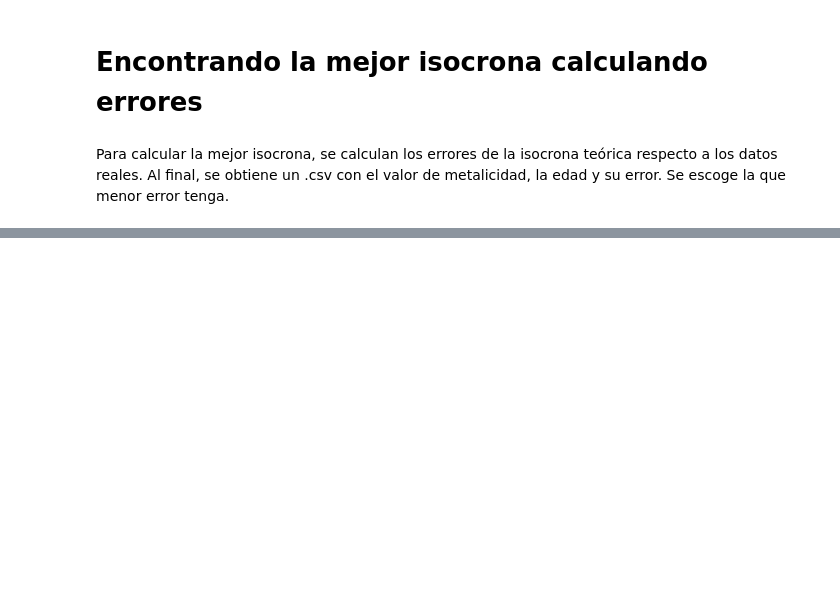
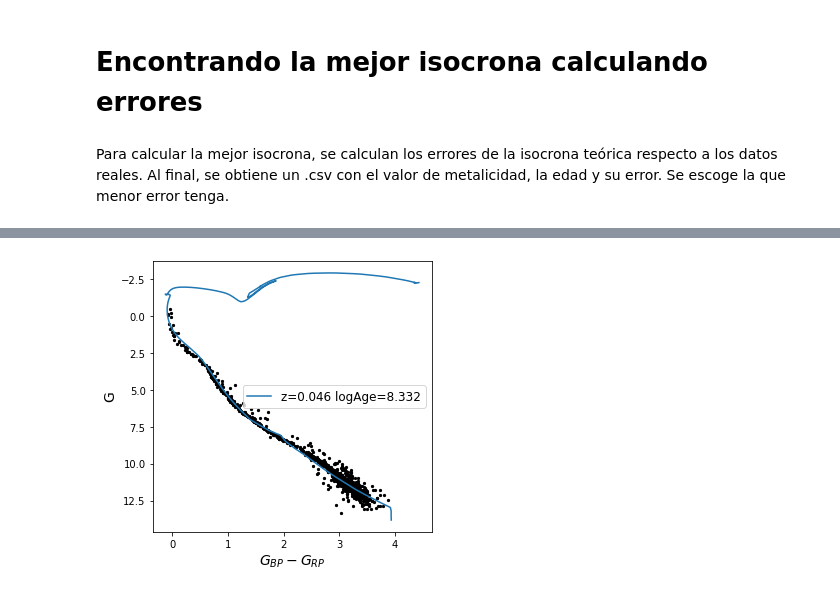
Before and after one commit to stevenalfonso/Isochrones, a Jupyter notebook: FitIsochrones.ipynb, the cells around one changed output, grey strips where cells are left out. Saved outputs shown, nothing was run; the diff lists cells and outputs as text; code cells hidden in the pictures; blank space fills up the shorter version.

```diff
--- a/FitIsochrones.ipynb
+++ b/FitIsochrones.ipynb
@@ -103,0 +156,9 @@ print(data_result.sort_values(by='min_difference').head(30))
+# %%
+data = {'z_rate':save_z_rate,'log_age':save_log_age,'min_difference':differ}
+
+data_f = pd.DataFrame(data)
+data_f.to_csv('./isoc/results_pleiades_pm.csv')
+
+data_f = pd.read_csv('./isoc/results_pleiades_pm.csv')
+#data_result = data_dbscan[data_dbscan['error']>0.0]
+print(data_f.sort_values(by='min_difference').head(10))
@@ -104,3 +177,3 @@ print(data_result.sort_values(by='min_difference').head(30))
 # %%
-test_isoc = np.array(data_result.sort_values(by='min_difference'))
+test_isoc = np.array(data_f.sort_values(by='min_difference'))
 test_isoc
@@ -107,17 +188,21 @@ test_isoc
 # %%
-isochrones = pd.read_csv('./isoc/consolidated_blanco1.csv')
-df = pd.read_csv('/home/steven/Dropbox/Data/Field_data/blanco1_dbscan.csv')
+isochrones = pd.read_csv('./isoc/consolidated_pleiades.csv')
+#df = pd.read_csv('./datos/blanco1_PMmodel.csv')
 
-g_mag = df['g'] + 5 - 5*np.log10(1 / df['parallax'])
-pos = 0
+#g_mag = df['g'] + 5 - 5*np.log10(1 / df['parallax'])
+pos = 1
 isochrones = isochrones[(isochrones['Zini']==test_isoc[pos][1]) & (isochrones['logAge']==test_isoc[pos][2])]
 
 plt.figure(figsize=(5,5))
-plt.plot(isochrones['BP_RP'], isochrones['Gmag'], label=r'z={} logAge={:.5}'.format(test_isoc[pos][1],test_isoc[pos][2]))
+plt.plot(isochrones['BP_RP'], isochrones['Gmag'],
+         label=r'z={} logAge={:.5}'.format(test_isoc[pos][1],test_isoc[pos][2]))
 plt.scatter(df['bp'] - df['rp'], g_mag, color='black',s=5)
 plt.gca().invert_yaxis()
 plt.xlabel(r"$G_{BP}-G_{RP}$",fontsize=14)
 plt.ylabel("G",fontsize=14)
-plt.legend(fontsize=12,loc=0)
-#plt.savefig('./isocrona_blanco1.png',bbox_inches='tight')
+#plt.axvline(0)
+plt.legend(fontsize=12,loc=5)
+plt.savefig('./imagenes/isocrona_pleiades_pm.png',bbox_inches='tight')
+# %% [output]
+[figure, added]
 # %%
```
Also changed, not shown: parts of 14 cells of this notebook.
